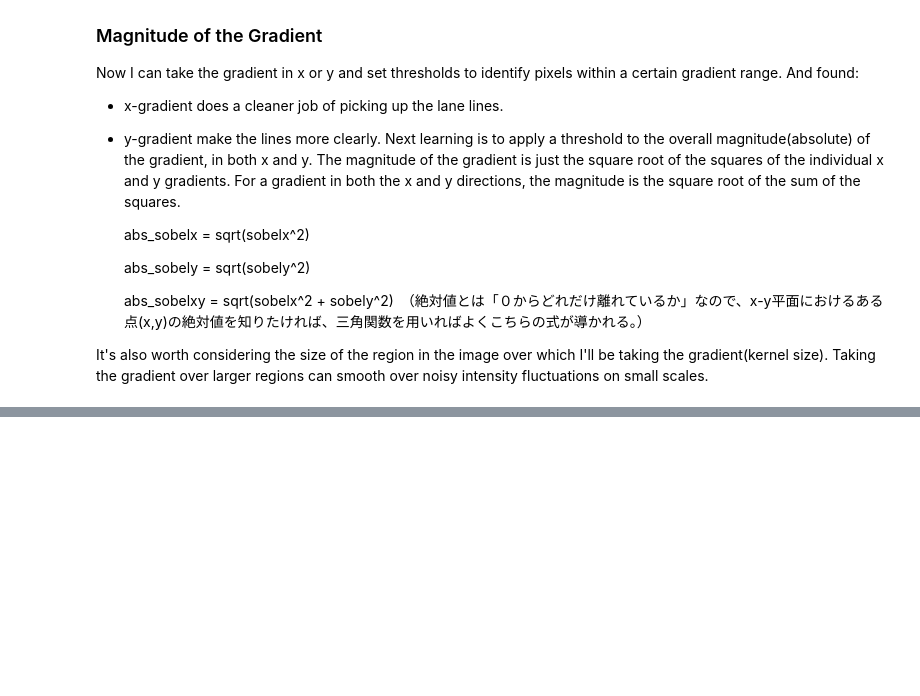
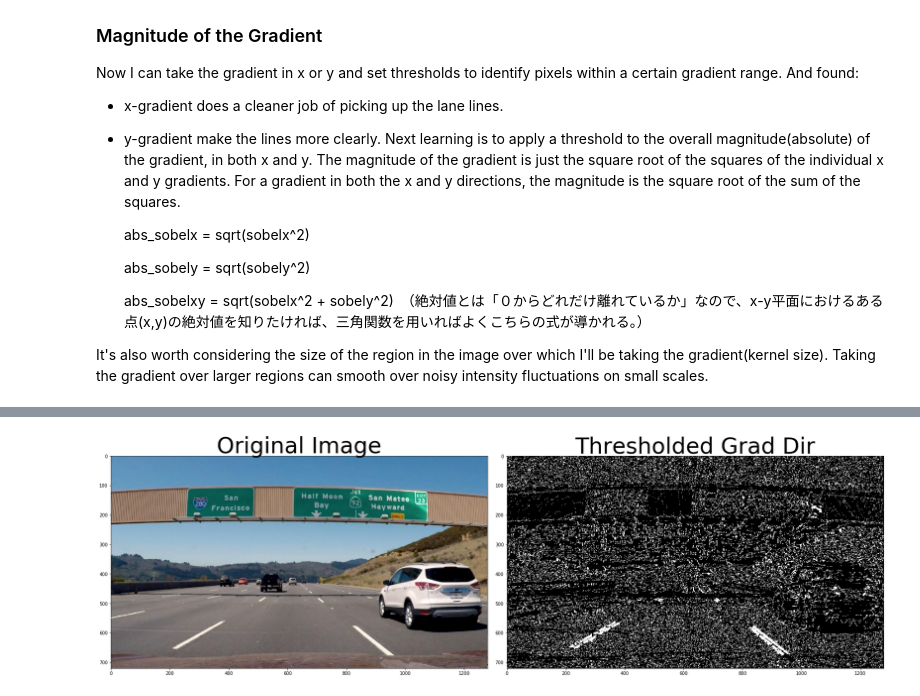
Before and after one commit to MasanaoMatsuda/tr-self-driving-cars, a Jupyter notebook: L7_Gradients&ColorSpaces.ipynb, the cells around one changed output, grey strips where cells are left out. Saved outputs shown, nothing was run; the diff lists cells and outputs as text; code cells hidden in the pictures; blank space fills up the shorter version.

```diff
--- a/L7_Gradients&ColorSpaces.ipynb
+++ b/L7_Gradients&ColorSpaces.ipynb
@@ -115,0 +128,23 @@ plt.subplots_adjust(left=0., right=1, top=0.9, bottom=0.)
+# %%
+def dir_threshold(img, sobel_kernel=3, thresh=(0, np.pi/2)):
+    gray = cv2.cvtColor(img, cv2.COLOR_RGB2GRAY)
+    sobelx = cv2.Sobel(gray, cv2.CV_64F, 1, 0, ksize=sobel_kernel)
+    sobely = cv2.Sobel(gray, cv2.CV_64F, 0, 1, ksize=sobel_kernel)
+    absx = np.absolute(sobelx)
+    absy = np.absolute(sobely)
+    graddir = np.arctan2(absy, absx)
+    binary = np.zeros_like(graddir)
+    binary[(graddir > thresh[0]) & (graddir < thresh[1])] = 1
+    return binary
+# %%
+dir_binary = dir_threshold(image, sobel_kernel=15, thresh=(0.8, 1.1))
+
+f, (ax1, ax2) = plt.subplots(1, 2, figsize=(24,9))
+f.tight_layout()
+ax1.imshow(image)
+ax1.set_title('Original Image', fontsize=50)
+ax2.imshow(dir_binary, cmap='gray')
+ax2.set_title('Thresholded Grad Dir', fontsize=50)
+plt.subplots_adjust(left=0., right=1, top=0.9, bottom=0.)
+# %% [output]
+[figure, added]
```
Also changed, not shown: parts of 7 cells of this notebook.
